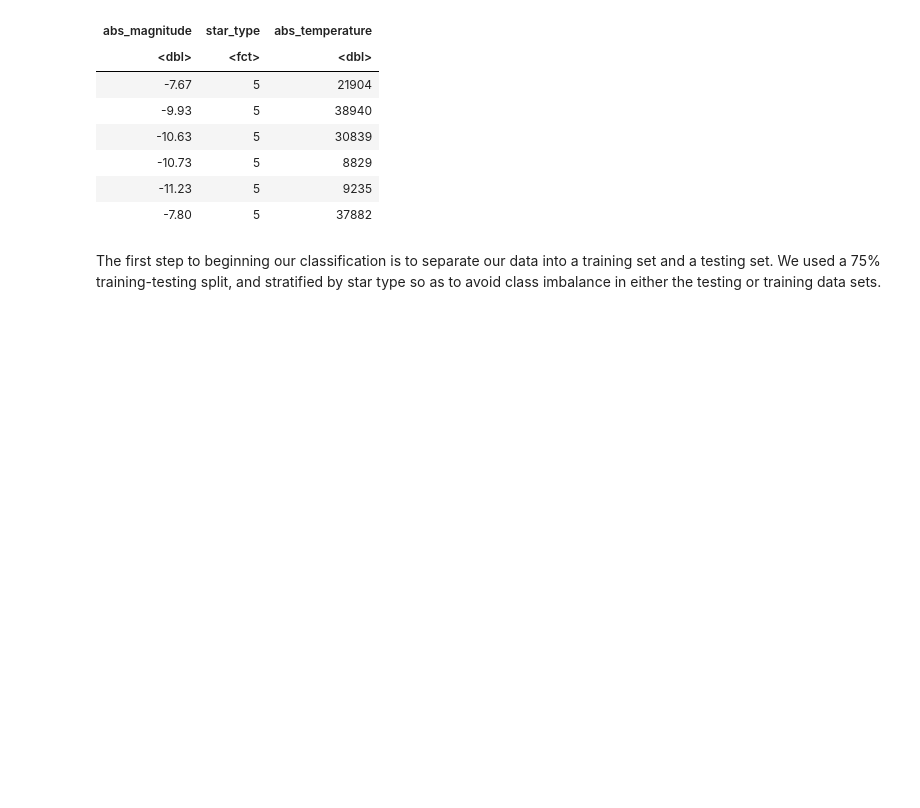
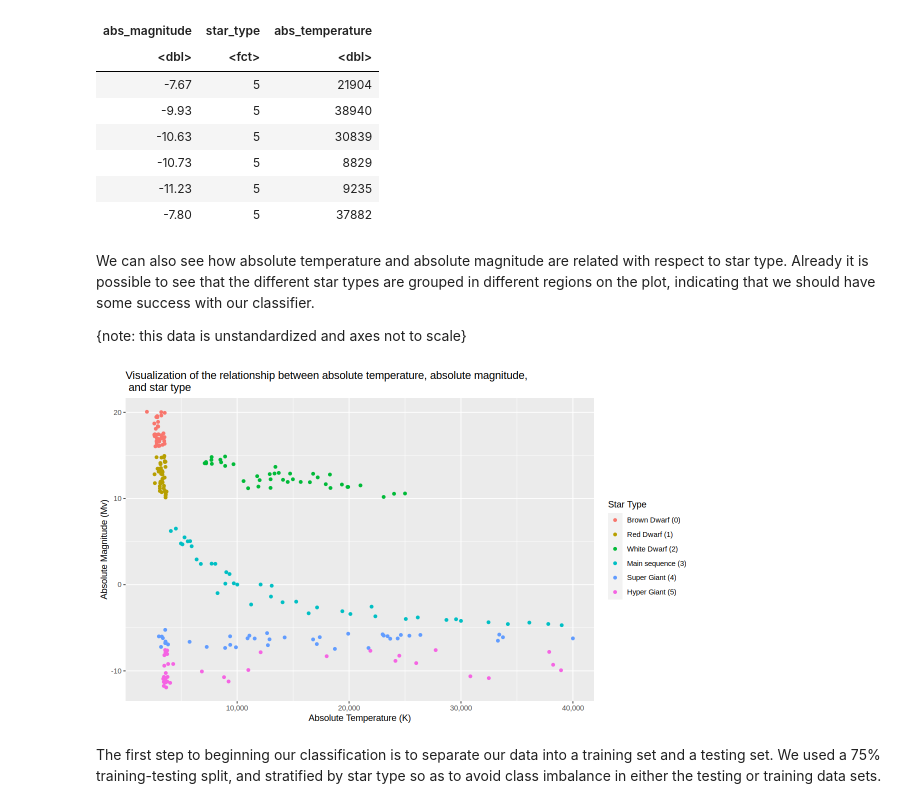
Before and after one commit to uchou92/dcsi-100-2023w1-group-28, a Jupyter notebook: Project_Proposal.ipynb, the cells around one changed output. Cells and saved outputs as stored; diff of their text form; code cells hidden in the pictures; blank space fills up the shorter version.

```diff
--- a/Project_Proposal.ipynb
+++ b/Project_Proposal.ipynb
@@ -113,6 +113,24 @@ A tibble: 6 × 3
 | -10.73 | 5 | 8829 |
 | -11.23 | 5 | 9235 |
 | -7.80 | 5 | 37882 |
+# %% [markdown]
+We can also see how absolute temperature and absolute magnitude are related with respect to star type. Already it is possible to see that the different star types are grouped in different regions on the plot, indicating that we should have some success with our classifier.
+
+{note: this data is unstandardized and axes not to scale}
+# %%
+summary_plot <- star_data |>
+    ggplot(aes(x = abs_temperature, y = abs_magnitude, color = star_type))+
+            geom_point()+
+            scale_color_hue(labels = c("Brown Dwarf (0)", "Red Dwarf (1)", "White Dwarf (2)","Main sequence (3)",
+                                       "Super Giant (4)", "Hyper Giant (5)")) +
+            labs(x = "Absolute Temperature (K)", y = "Absolute Magnitude (Mv)", color = "Star Type") +
+            ggtitle("Visualization of the relationship between absolute temperature, absolute magnitude, \n and star type") +
+            scale_x_continuous(labels = scales::comma_format())
+summary_plot
+
+options(repr.plot.width = 10, repr.plot.height = 6)
+# %% [output]
+[figure, added]
 # %% [markdown]
 The first step to beginning our classification is to separate our data into a training set and a testing set. We used a 75% training-testing split, and stratified by star type so as to avoid class imbalance in either the testing or training data sets.
 # %%
```
Also changed, not shown: parts of 14 cells of this notebook.
